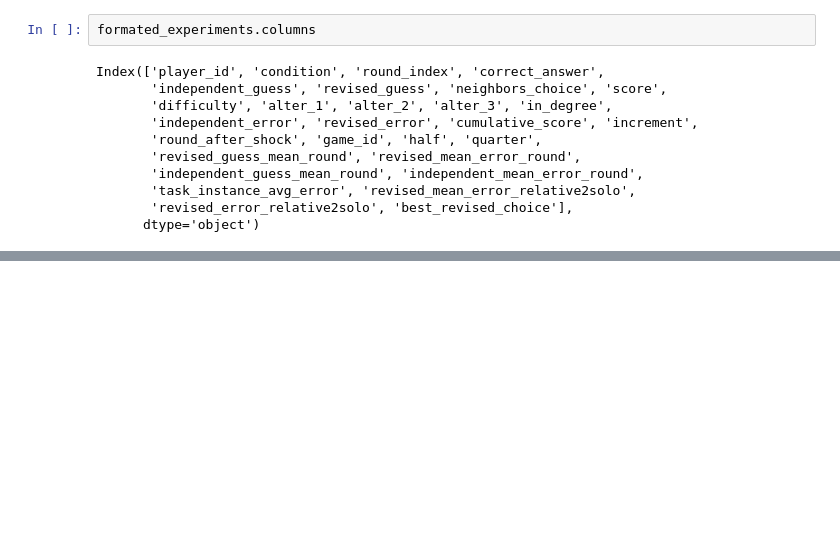
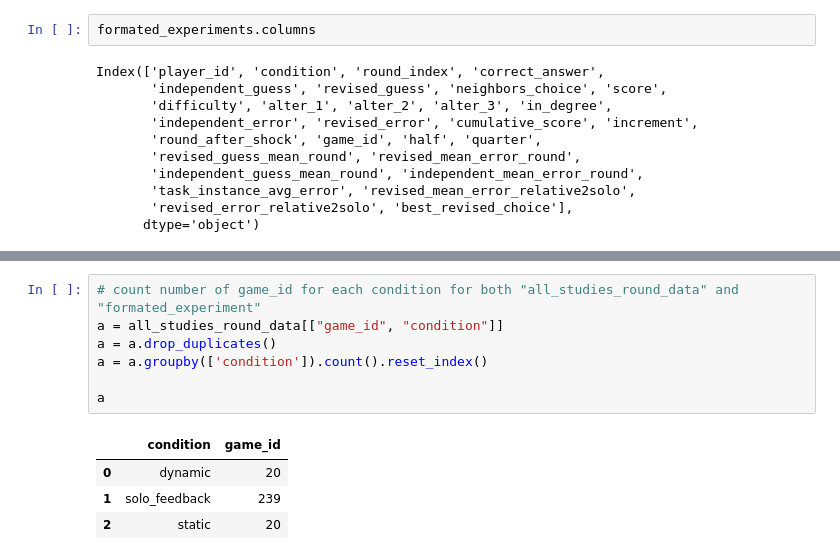
Before and after one commit to LucasChevrierGit/OASN, a Jupyter notebook: format_result.ipynb, the cells around one changed output, grey strips where cells are left out. Saved outputs shown, nothing was run; the diff lists cells and outputs as text; blank space fills up the shorter version.

```diff
--- a/format_result.ipynb
+++ b/format_result.ipynb
@@ -439,0 +389,12 @@ dtype: object
+# %%
+# count number of game_id for each condition for both "all_studies_round_data" and "formated_experiment"
+a = all_studies_round_data[["game_id", "condition"]]
+a = a.drop_duplicates()
+a = a.groupby(['condition']).count().reset_index()
+
+a
+# %% [output]
+|  | condition | game_id |
+| 0 | dynamic | 20 |
+| 1 | solo_feedback | 239 |
+| 2 | static | 20 |
```
Also changed, not shown: parts of 11 cells of this notebook, 51 other files.
